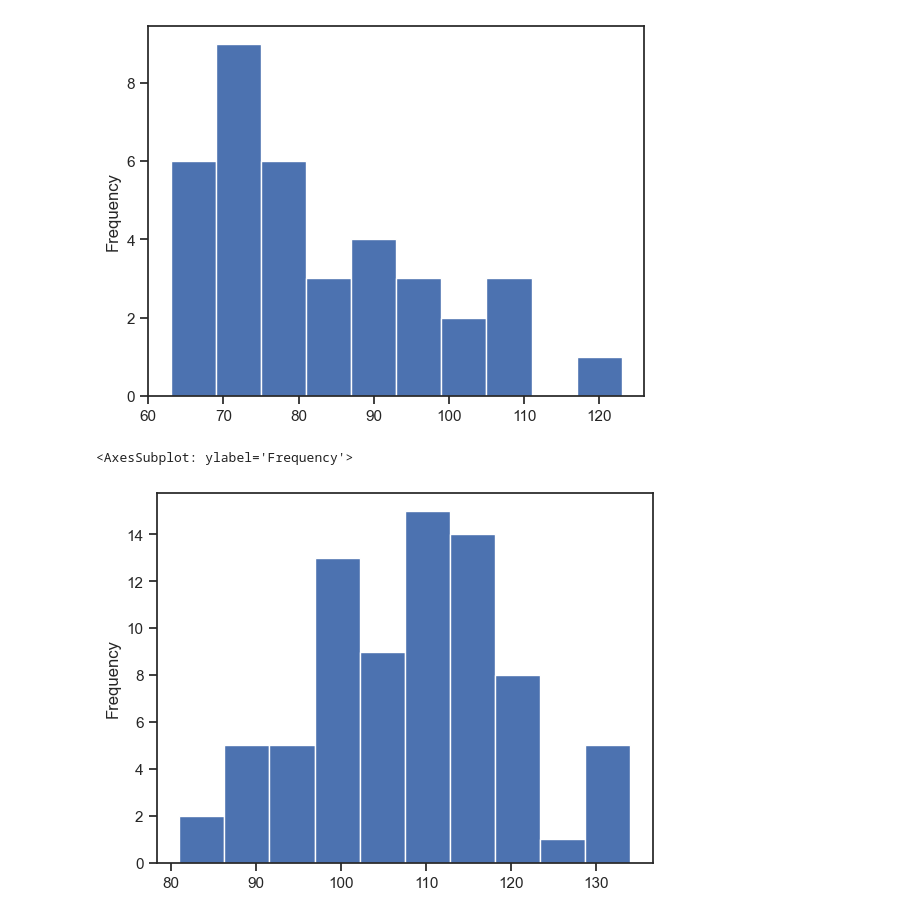
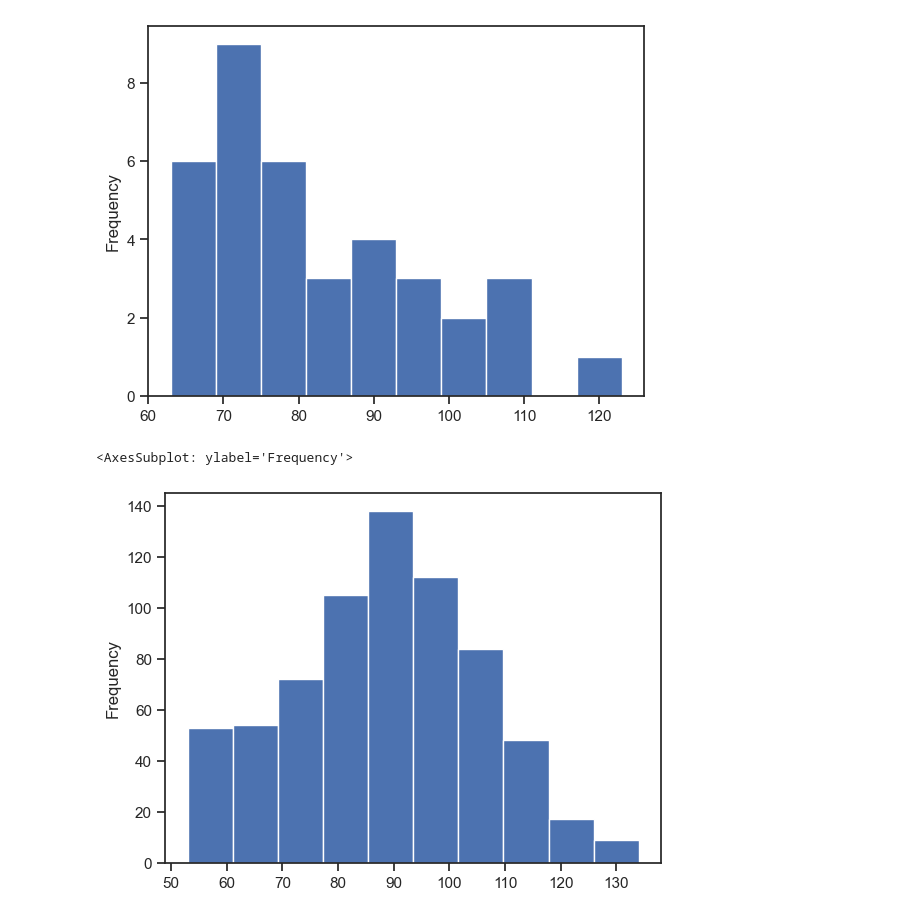
Before and after one commit to charlie42/HBN-scripts, a Jupyter notebook: exploration/Explore_SLD_Read.ipynb, the cells around one changed output. Saved outputs shown, nothing was run; the diff lists cells and outputs as text; code cells hidden in the pictures.

Commit message:
plot what improves LD cumulative

```diff
--- a/exploration/Explore_SLD_Read.ipynb
+++ b/exploration/Explore_SLD_Read.ipynb
@@ -129,8 +129,8 @@ df[(df[read] > 100) & (df[towre] < 85)][psi].plot.hist()
 <AxesSubplot: ylabel='Frequency'>
 [figure]
 # %%
-# TOWRE of people with low PS but high WIAT (expected to be low)
-df[(df[read] > 115) & (df[psi] < 85)][towre].plot.hist()
+# TOWRE of people with low PS but high WIAT (expected to be lower than with any PS)
+df[df[psi] < 85][towre].plot.hist()
 # %% [output]
 <AxesSubplot: ylabel='Frequency'>
-[figure, old version]
+[figure, new version]
```
Also changed, not shown: 6 other files.
